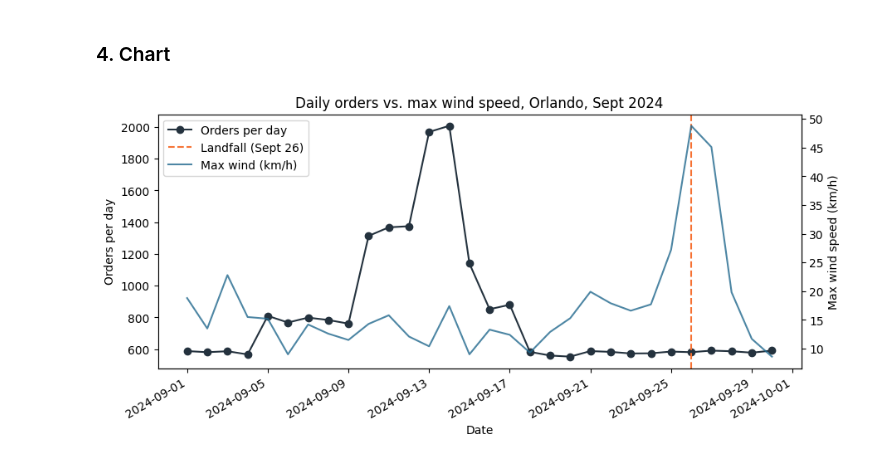
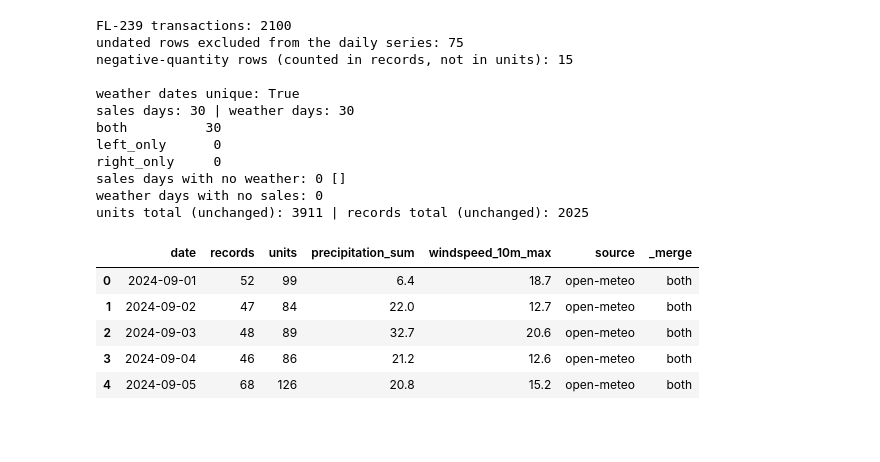
Before and after one commit to NateG-10/F26-DS2002-Midterm-Repo-Nate-Mohamed-Mouad, a Jupyter notebook: notebooks/scratch/mohamed_scratch.ipynb, the cells around one changed output. Saved outputs shown, nothing was run; the diff lists cells and outputs as text; code cells hidden in the pictures; blank space fills up the shorter version.

```diff
--- a/notebooks/scratch/mohamed_scratch.ipynb
+++ b/notebooks/scratch/mohamed_scratch.ipynb
@@ -139,16 +124,56 @@ peak order day: 2024-09-14 | landfall: 2024-09-26
-# %% [markdown]
-### 4. Chart
-# %%
-fig, ax = plt.subplots(figsize=(10, 4.5))
-ax.plot(merged["date"], merged["orders"], marker="o", color="#24323E", label="Orders per day")
-ax.axvline(LANDFALL, color="#F67132", linestyle="--", label="Landfall (Sept 26)")
-ax.set_xlabel("Date"); ax.set_ylabel("Orders per day")
-ax2 = ax.twinx()
-ax2.plot(merged["date"], merged["windspeed_10m_max"], color="#21688D", alpha=0.8, label="Max wind (km/h)")
-ax2.set_ylabel("Max wind speed (km/h)")
-ax.set_title("Daily orders vs. max wind speed, Orlando, Sept 2024")
-h1, l1 = ax.get_legend_handles_labels(); h2, l2 = ax2.get_legend_handles_labels()
-ax.legend(h1 + h2, l1 + l2, loc="upper left")
-fig.autofmt_xdate(); plt.show()
-# %% [output]
-[figure, removed]
+# %%
+# Orlando store (FL-239) daily series
+orlando_tx = clean.loc[clean["store_id_clean"] == "FL-239"]
+orlando_dated = orlando_tx.dropna(subset=["date"])
+
+print("FL-239 transactions:", len(orlando_tx))
+print("undated rows excluded from the daily series:", orlando_tx["date"].isna().sum())
+print("negative-quantity rows (counted in records, not in units):",
+      int((orlando_dated["quantity_clean"] < 0).sum()))
+
+q3_daily = pd.concat([
+    orlando_dated.groupby("date").size().rename("records"),
+    orlando_dated.loc[orlando_dated["quantity_clean"] > 0]
+    .groupby("date")["quantity_clean"].sum().rename("units")
+], axis=1).reset_index()
+
+# Join weather onto the Orlando daily series
+assert weather["date"].is_unique, "duplicate weather dates"
+
+q3_merged = q3_daily.merge(
+    weather, on="date", how="left",
+    validate="many_to_one", indicator=True
+)
+
+assert len(q3_merged) == len(q3_daily), "the join changed the row count"
+assert q3_merged["units"].sum() == q3_daily["units"].sum(), "units total changed"
+assert q3_merged["records"].sum() == q3_daily["records"].sum(), "records total changed"
+
+unmatched = q3_merged.loc[q3_merged["_merge"] == "left_only", "date"]
+print("\nweather dates unique:", weather["date"].is_unique)
+print("sales days:", len(q3_daily), "| weather days:", len(weather))
+print(q3_merged["_merge"].value_counts().to_string())
+print("sales days with no weather:", len(unmatched), unmatched.dt.date.tolist())
+print("weather days with no sales:", len(set(weather["date"]) - set(q3_daily["date"])))
+print("units total (unchanged):", int(q3_merged["units"].sum()),
+      "| records total (unchanged):", int(q3_merged["records"].sum()))
+display(q3_merged.head())
+# %% [output]
+FL-239 transactions: 2100
+undated rows excluded from the daily series: 75
+negative-quantity rows (counted in records, not in units): 15
+
+weather dates unique: True
+sales days: 30 | weather days: 30
+both          30
+left_only      0
+right_only     0
+sales days with no weather: 0 []
+weather days with no sales: 0
+units total (unchanged): 3911 | records total (unchanged): 2025
+|  | date | records | units | precipitation_sum | windspeed_10m_max | source | _merge |
+| 0 | 2024-09-01 | 52 | 99 | 6.4 | 18.7 | open-meteo | both |
+| 1 | 2024-09-02 | 47 | 84 | 22.0 | 12.7 | open-meteo | both |
+| 2 | 2024-09-03 | 48 | 89 | 32.7 | 20.6 | open-meteo | both |
+| 3 | 2024-09-04 | 46 | 86 | 21.2 | 12.6 | open-meteo | both |
+| 4 | 2024-09-05 | 68 | 126 | 20.8 | 15.2 | open-meteo | both |
```
Also changed, not shown: parts of 16 cells of this notebook, 2 other files.
